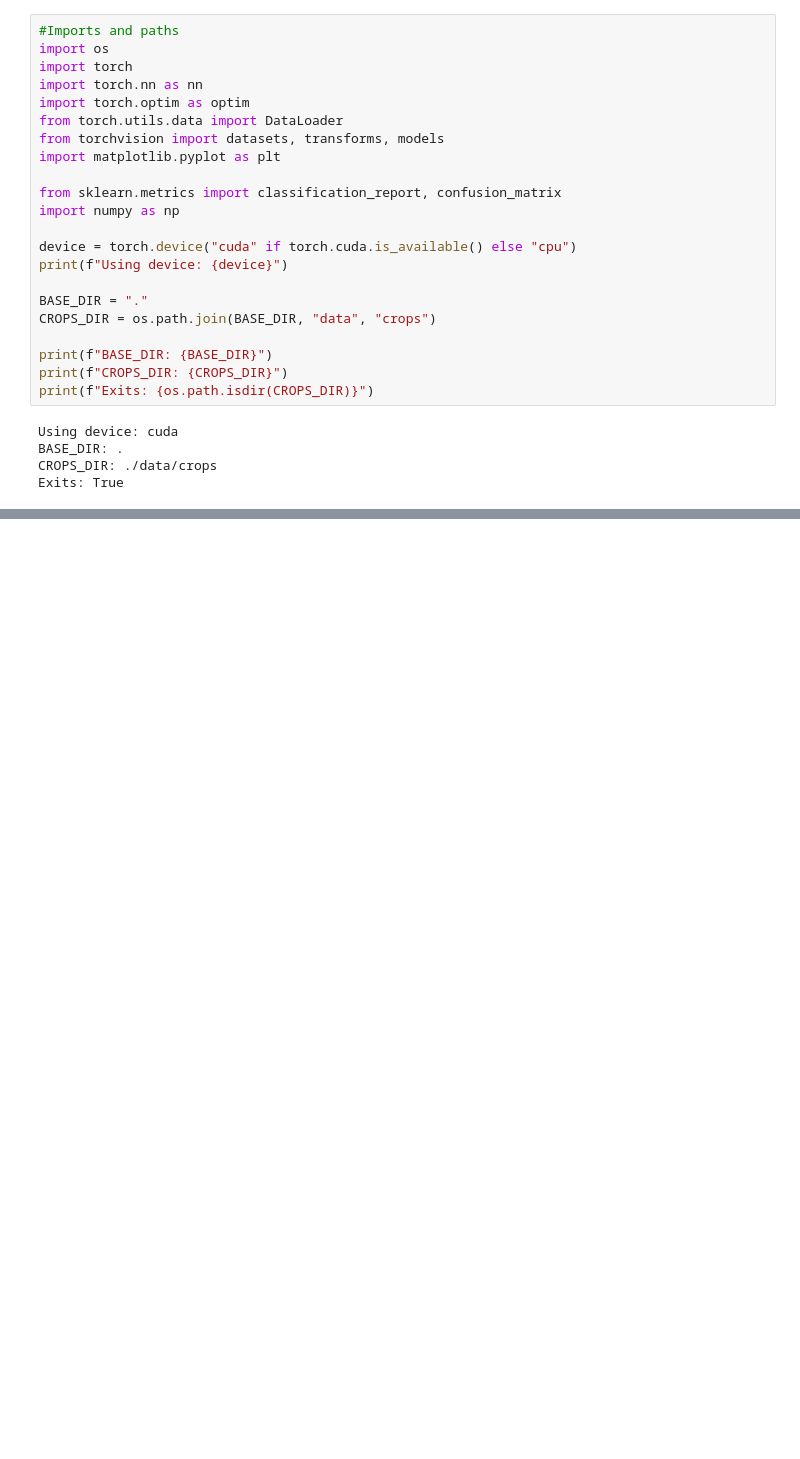
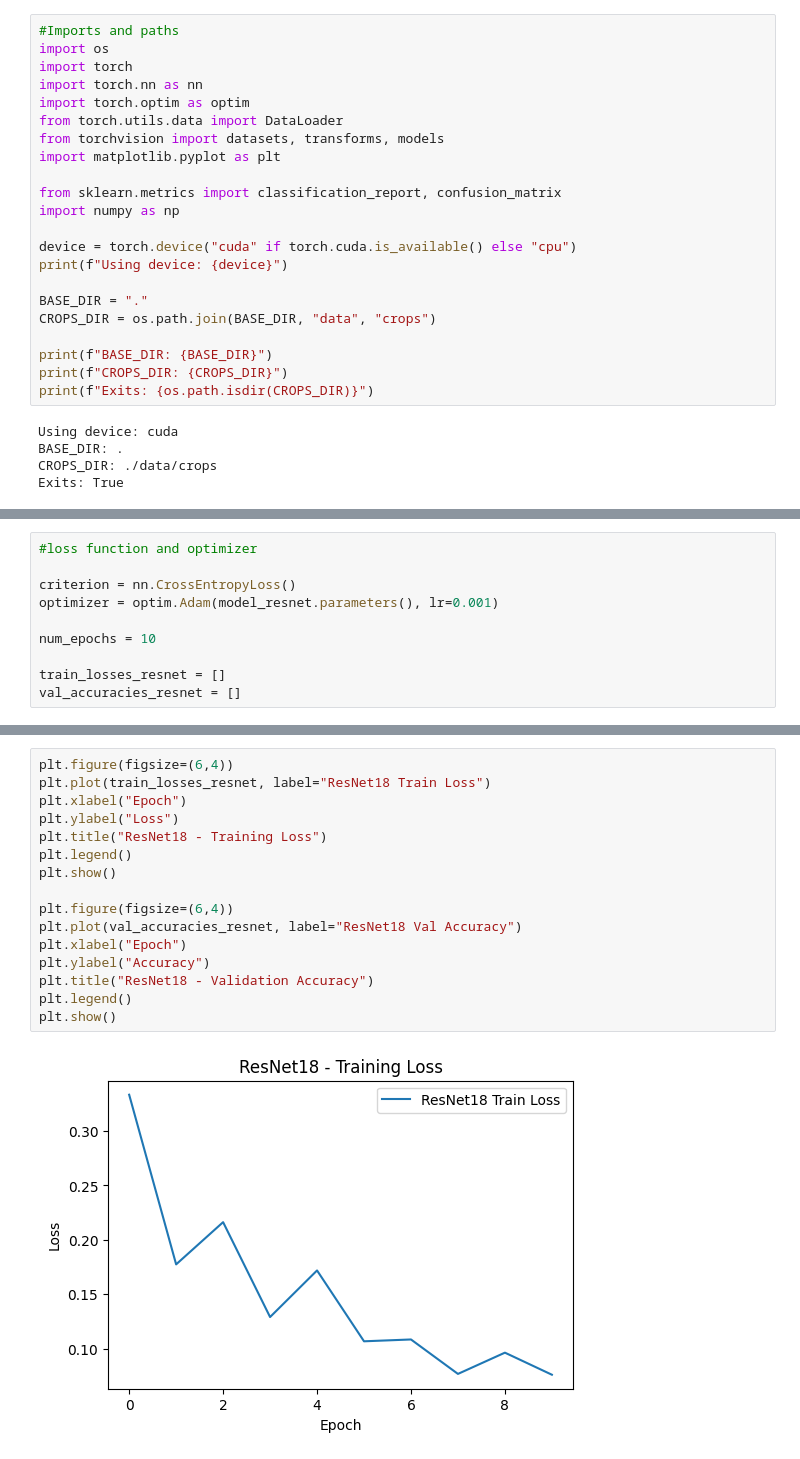
Before and after one commit to blessthef4llen/Parking-Space-Detection, a Jupyter notebook: 03_ResNet_Transfer.ipynb, the cells around one changed output, grey strips where cells are left out. Cells and saved outputs as stored; diff of their text form; blank space fills up the shorter version.

Commit message:
resnet transfer learning

```diff
--- a/03_ResNet_Transfer.ipynb
+++ b/03_ResNet_Transfer.ipynb
@@ -40,0 +117,10 @@ Exits: True
+# %%
+#loss function and optimizer
+
+criterion = nn.CrossEntropyLoss()
+optimizer = optim.Adam(model_resnet.parameters(), lr=0.001)
+
+num_epochs = 10
+
+train_losses_resnet = []
+val_accuracies_resnet = []
@@ -40,0 +189,18 @@ Exits: True
+# %%
+plt.figure(figsize=(6,4))
+plt.plot(train_losses_resnet, label="ResNet18 Train Loss")
+plt.xlabel("Epoch")
+plt.ylabel("Loss")
+plt.title("ResNet18 - Training Loss")
+plt.legend()
+plt.show()
+
+plt.figure(figsize=(6,4))
+plt.plot(val_accuracies_resnet, label="ResNet18 Val Accuracy")
+plt.xlabel("Epoch")
+plt.ylabel("Accuracy")
+plt.title("ResNet18 - Validation Accuracy")
+plt.legend()
+plt.show()
+# %% [output]
+[figure, added]
```
Also changed, not shown: parts of 6 cells of this notebook.
